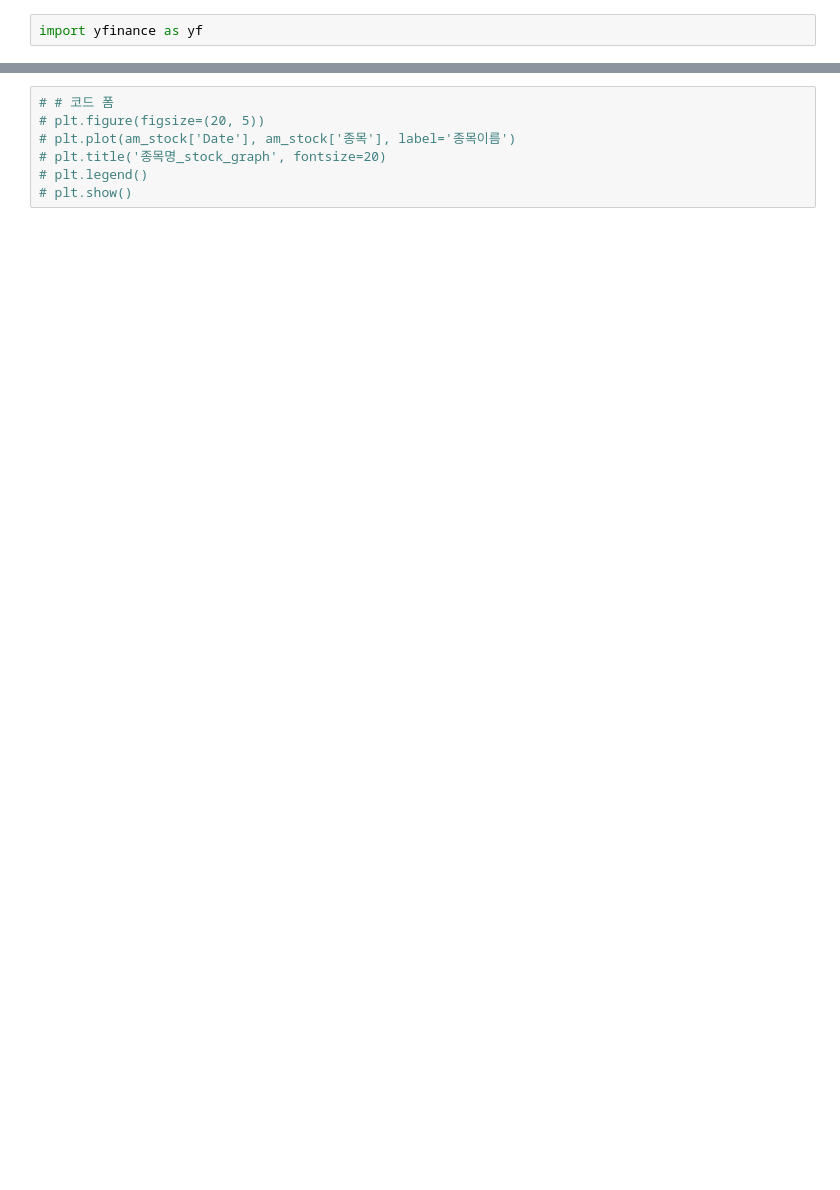
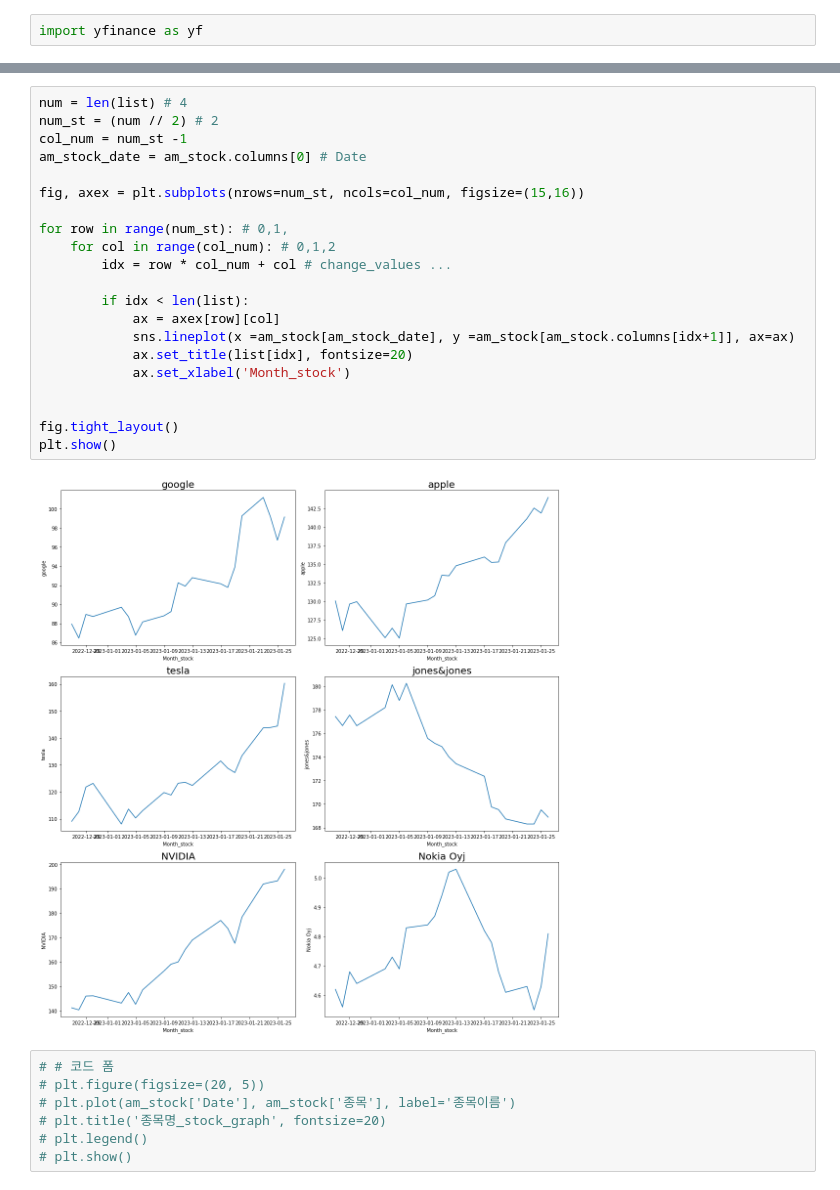
Before and after one commit to sleeptiger/Portfolio, a Jupyter notebook: Data_EDA.ipynb, the cells around one changed output, grey strips where cells are left out. Drawn from its saved outputs; the diff is of its cells as text; blank space fills up the shorter version.

```diff
--- a/Data_EDA.ipynb
+++ b/Data_EDA.ipynb
@@ -68,3 +103,26 @@ am_stock.head()
+# %%
+num = len(list) # 4
+num_st = (num // 2) # 2
+col_num = num_st -1
+am_stock_date = am_stock.columns[0] # Date
+
+fig, axex = plt.subplots(nrows=num_st, ncols=col_num, figsize=(15,16))
+
+for row in range(num_st): # 0,1,
+    for col in range(col_num): # 0,1,2
+        idx = row * col_num + col # change_values ...
+
+        if idx < len(list):
+            ax = axex[row][col]
+            sns.lineplot(x =am_stock[am_stock_date], y =am_stock[am_stock.columns[idx+1]], ax=ax)
+            ax.set_title(list[idx], fontsize=20)
+            ax.set_xlabel('Month_stock')
+
+
+fig.tight_layout()
+plt.show()
+# %% [output]
+[figure, added]
 # %%
 # # 코드 폼
 # plt.figure(figsize=(20, 5))
```
Also changed, not shown: parts of 7 cells of this notebook.
